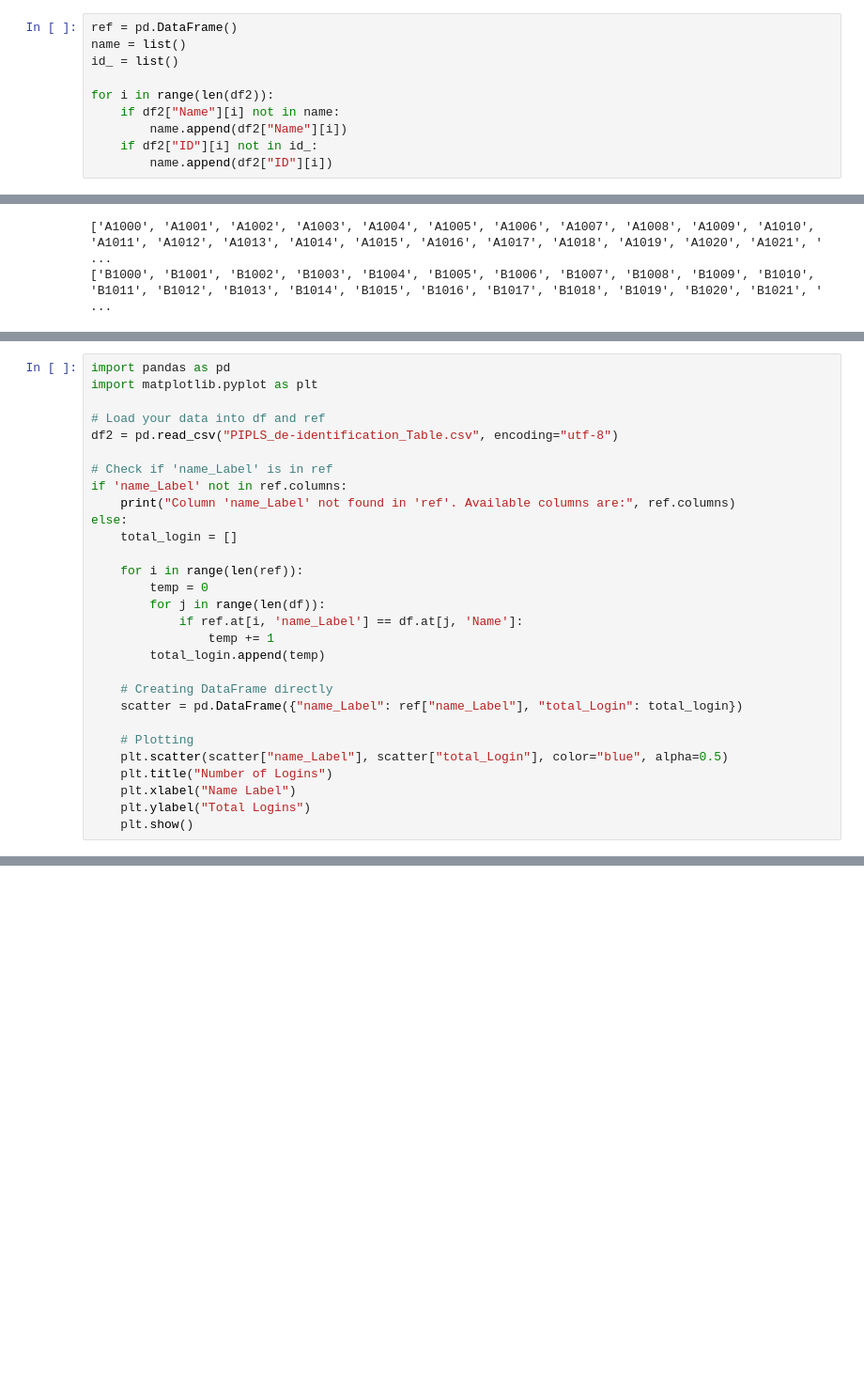
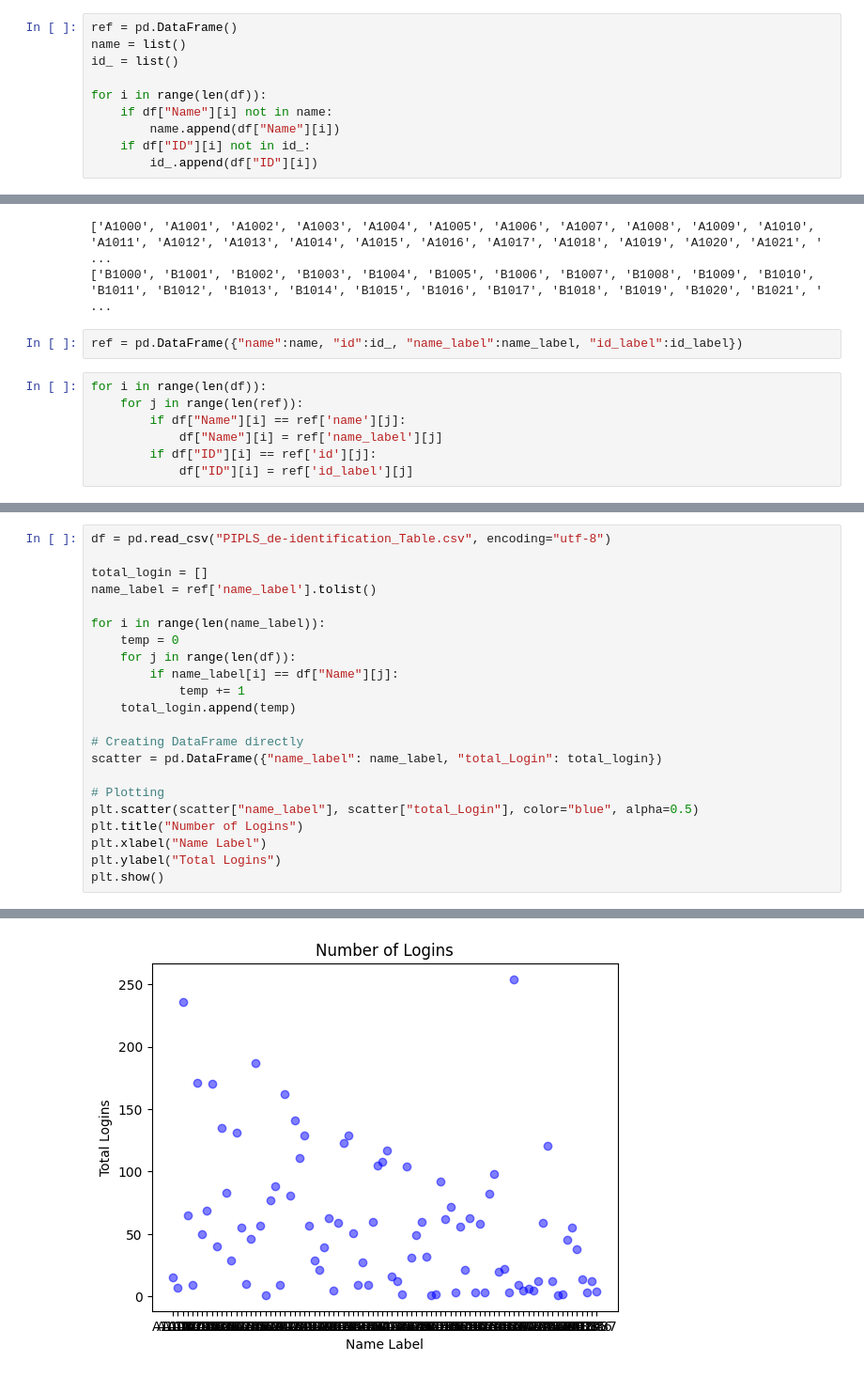
Before and after one commit to appleiphonedddd/NDHU_Digital_Learning_Technology_Fall, a Jupyter notebook: main.ipynb, the cells around one changed output, grey strips where cells are left out. Shown at 94% size. Drawn from its saved outputs; the diff is of its cells as text; blank space fills up the shorter version.

Commit message:
fix_error_for_plot

```diff
--- a/main.ipynb
+++ b/main.ipynb
@@ -10,11 +9,11 @@ ref = pd.DataFrame()
 name = list()
 id_ = list()
 
-for i in range(len(df2)):
-    if df2["Name"][i] not in name:
-        name.append(df2["Name"][i])
-    if df2["ID"][i] not in id_:
-        name.append(df2["ID"][i])
+for i in range(len(df)):
+    if df["Name"][i] not in name:
+        name.append(df["Name"][i])
+    if df["ID"][i] not in id_:
+        id_.append(df["ID"][i])
 # %%
 name_label = list()
 id_label = list()
@@ -29,3 +28,12 @@ print(id_label)
 # %% [output]
 ['A1000', 'A1001', 'A1002', 'A1003', 'A1004', 'A1005', 'A1006', 'A1007', 'A1008', 'A1009', 'A1010', 'A1011', 'A1012', 'A1013', 'A1014', 'A1015', 'A1016', 'A1017', 'A1018', 'A1019', 'A1020', 'A1021', ' ...
 ['B1000', 'B1001', 'B1002', 'B1003', 'B1004', 'B1005', 'B1006', 'B1007', 'B1008', 'B1009', 'B1010', 'B1011', 'B1012', 'B1013', 'B1014', 'B1015', 'B1016', 'B1017', 'B1018', 'B1019', 'B1020', 'B1021', ' ...
+# %%
+ref = pd.DataFrame({"name":name, "id":id_, "name_label":name_label, "id_label":id_label})
+# %%
+for i in range(len(df)):
+    for j in range(len(ref)):
+        if df["Name"][i] == ref['name'][j]:
+            df["Name"][i] = ref['name_label'][j]
+        if df["ID"][i] == ref['id'][j]:
+            df["ID"][i] = ref['id_label'][j]
@@ -35,32 +61,25 @@ df2.to_csv("PIPLS_de-identification_Table.csv",
            index = False,
            encoding = "utf-8")
 # %%
-import pandas as pd
-import matplotlib.pyplot as plt
+df = pd.read_csv("PIPLS_de-identification_Table.csv", encoding="utf-8")
 
-# Load your data into df and ref
-df2 = pd.read_csv("PIPLS_de-identification_Table.csv", encoding="utf-8")
+total_login = []
+name_label = ref['name_label'].tolist()
 
-# Check if 'name_Label' is in ref
-if 'name_Label' not in ref.columns:
-    print("Column 'name_Label' not found in 'ref'. Available columns are:", ref.columns)
-else:
-    total_login = []
+for i in range(len(name_label)):
+    temp = 0
+    for j in range(len(df)):
+        if name_label[i] == df["Name"][j]:
+            temp += 1
+    total_login.append(temp)
 
-    for i in range(len(ref)):
-        temp = 0
-        for j in range(len(df)):
-            if ref.at[i, 'name_Label'] == df.at[j, 'Name']:
-                temp += 1
-        total_login.append(temp)
+# Creating DataFrame directly
+scatter = pd.DataFrame({"name_label": name_label, "total_Login": total_login})
 
-    # Creating DataFrame directly
-    scatter = pd.DataFrame({"name_Label": ref["name_Label"], "total_Login": total_login})
-
-    # Plotting
-    plt.scatter(scatter["name_Label"], scatter["total_Login"], color="blue", alpha=0.5)
-    plt.title("Number of Logins")
-    plt.xlabel("Name Label")
-    plt.ylabel("Total Logins")
-    plt.show()
+# Plotting
+plt.scatter(scatter["name_label"], scatter["total_Login"], color="blue", alpha=0.5)
+plt.title("Number of Logins")
+plt.xlabel("Name Label")
+plt.ylabel("Total Logins")
+plt.show()
 # %% [output]
@@ -67,0 +86 @@ Column 'name_Label' not found in 'ref'. Available columns are: Index([], dtype='
+[figure, added]
```
Also changed, not shown: parts of 4 cells of this notebook.
